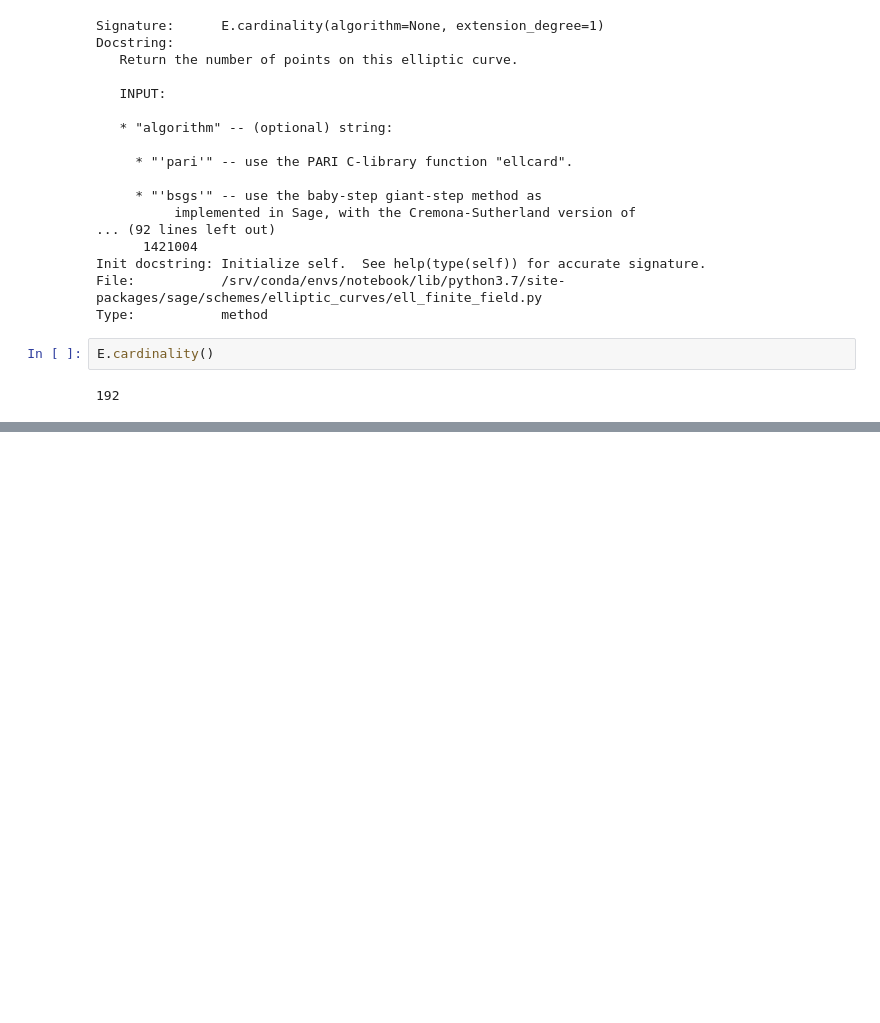
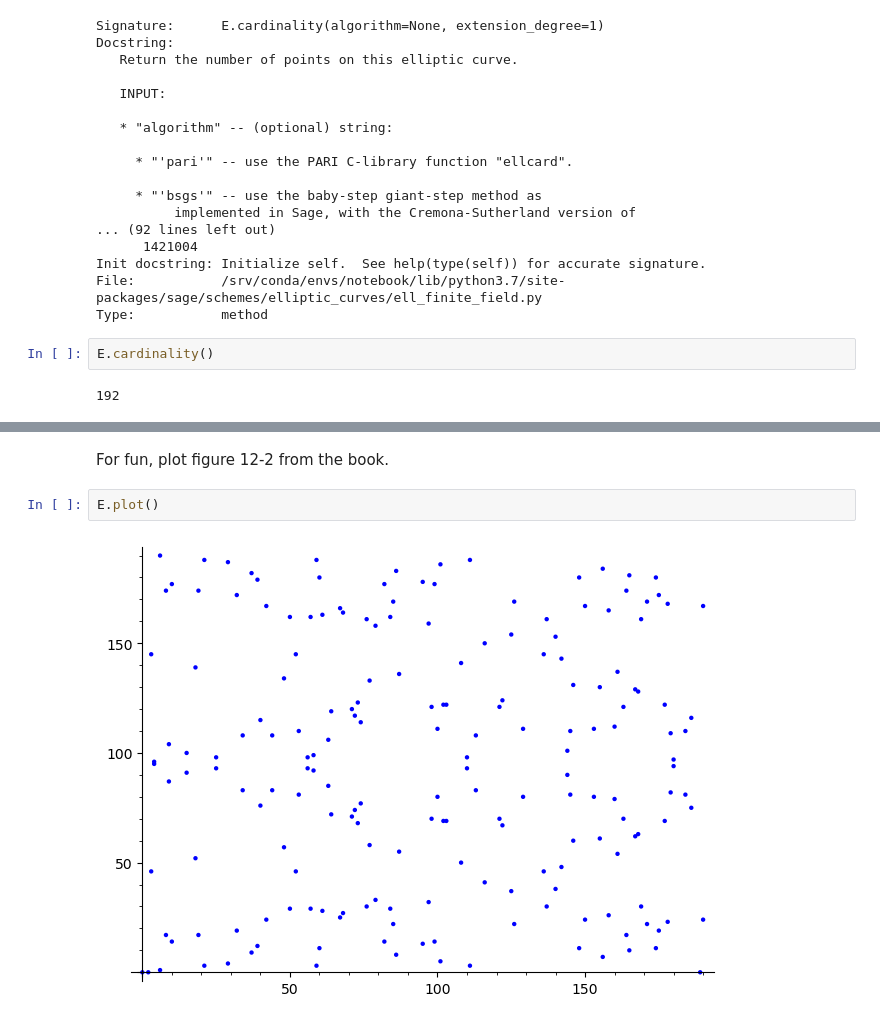
Before and after one commit to jelaiw/serious-cryptography-book-examples, a Jupyter notebook: Listing_12-1.ipynb, the cells around one changed output, grey strips where cells are left out. Cells and saved outputs as stored; diff of their text form; blank space fills up the shorter version.

Commit message:
Plot figure 12-2: The elliptic curve with the equation y2 = x3 – 4x over Z191, the set of integers modulo 191.

```diff
--- a/Listing_12-1.ipynb
+++ b/Listing_12-1.ipynb
@@ -68,0 +88,6 @@ E.cardinality()
+# %% [markdown]
+For fun, plot figure 12-2 from the book.
+# %%
+E.plot()
+# %% [output]
+[figure, added]
```
Also changed, not shown: parts of 1 cell of this notebook.
